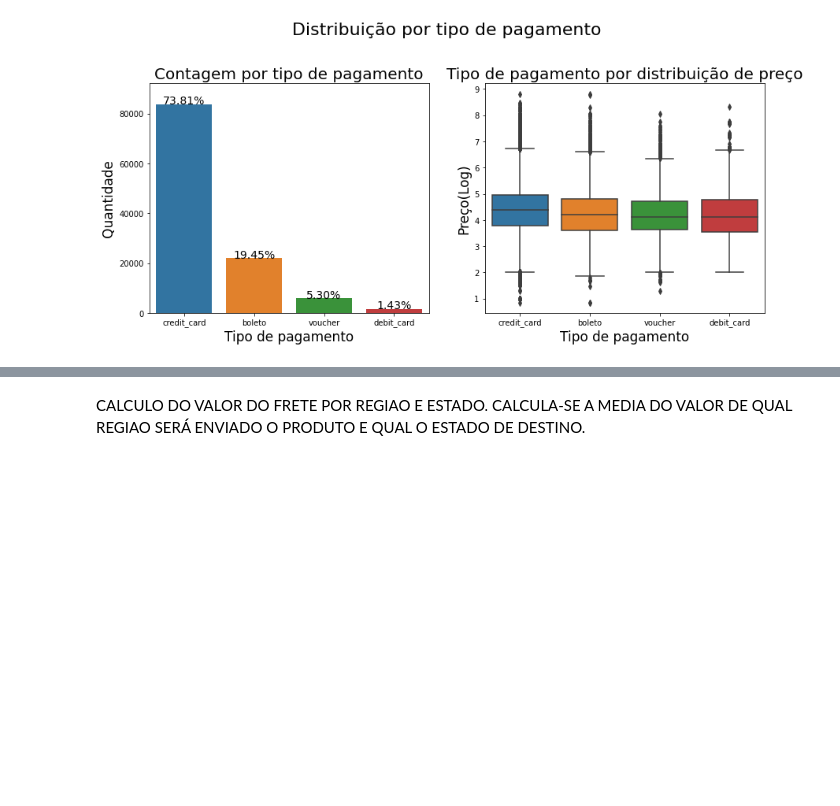
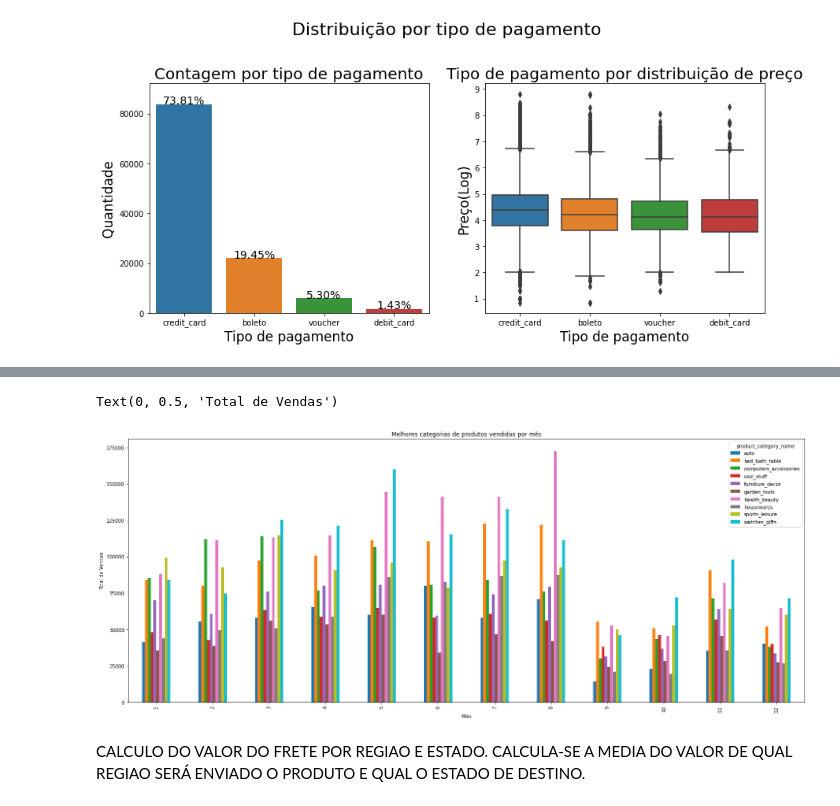
Before and after one commit to matusalemcassim/stack-labs, a Jupyter notebook: TESTE_02.ipynb, the cells around one changed output, grey strips where cells are left out. Drawn from its saved outputs; the diff is of its cells as text; code cells hidden in the pictures; blank space fills up the shorter version.

```diff
--- a/TESTE_02.ipynb
+++ b/TESTE_02.ipynb
@@ -191,3 +199,27 @@ plt.show()
+# %%
+merge_df['purchase_month']=pd.DatetimeIndex(merge_df['order_purchase_timestamp']).month
+# %%
+meses = ['Janeiro', 'Fevereiro', 'Março', 'Abril','Maio','Junho','Julho','Agosto','Setembro','Outubro','Novembro','Dezembro']
+
+sales_df=merge_df.groupby(['product_category_name'])['price'].sum()
+best_sellers=sales_df.nlargest(10).index
+
+best_df=merge_df[merge_df['product_category_name'].isin(best_sellers)]
+
+best_monthly=best_df.pivot_table(index='purchase_month',columns='product_category_name',values='price', aggfunc='sum')
+'''
+fig,ax = plt.subplots()
+ax.set_xticklabels(meses)
+fig.autofmt_xdate(rotation=20)'''
+
+best_monthly.plot(kind='bar',figsize=(25, 10))
+plt.title('Melhores categorias de produtos vendidas por mês')
+plt.xlabel('Mês')
+plt.ylabel('Total de Vendas')
+#plt.xticks(meses)
+# %% [output]
+Text(0, 0.5, 'Total de Vendas')
+[figure, added]
 # %% [markdown]
 CALCULO DO VALOR DO FRETE POR REGIAO E ESTADO.
 CALCULA-SE A MEDIA DO VALOR DE QUAL REGIAO SERÁ ENVIADO O PRODUTO E QUAL O ESTADO DE DESTINO.
```
Also changed, not shown: parts of 21 cells of this notebook.
